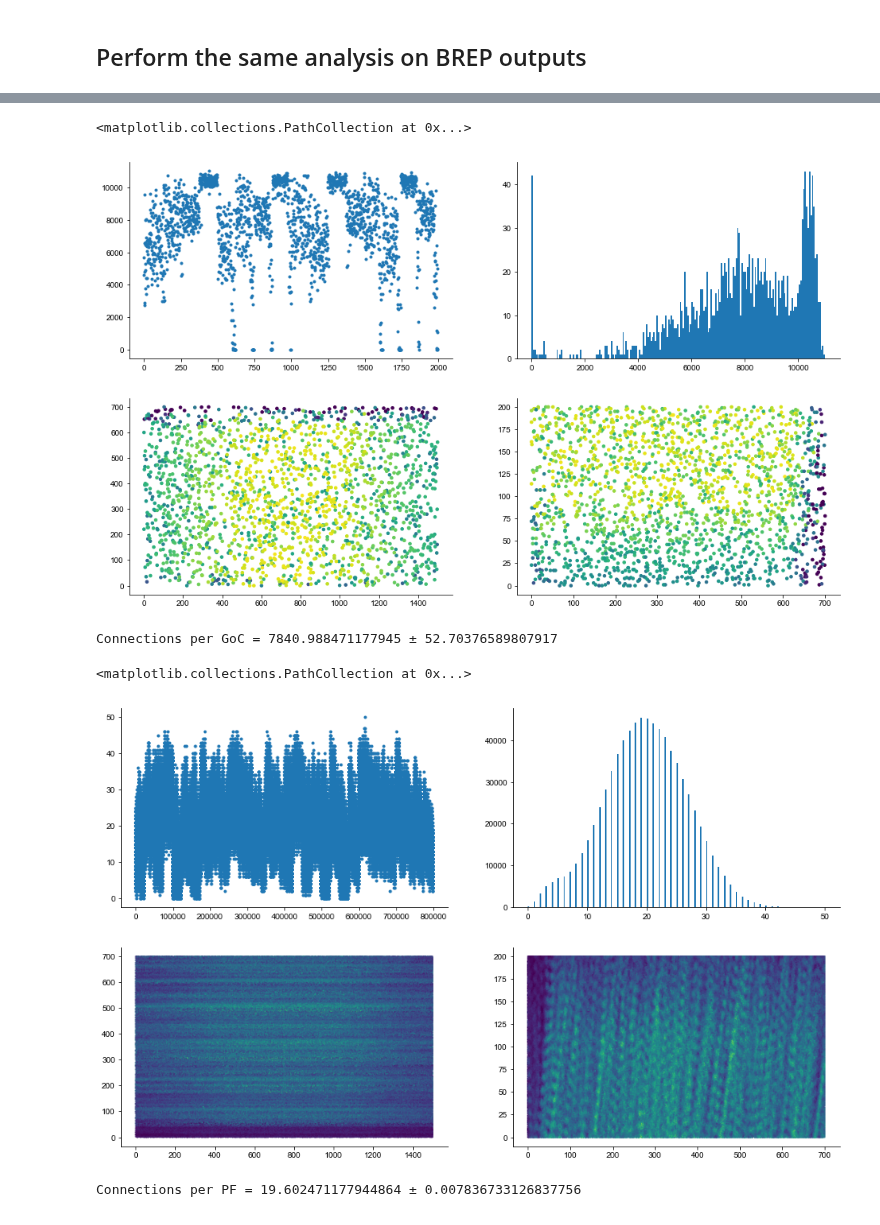
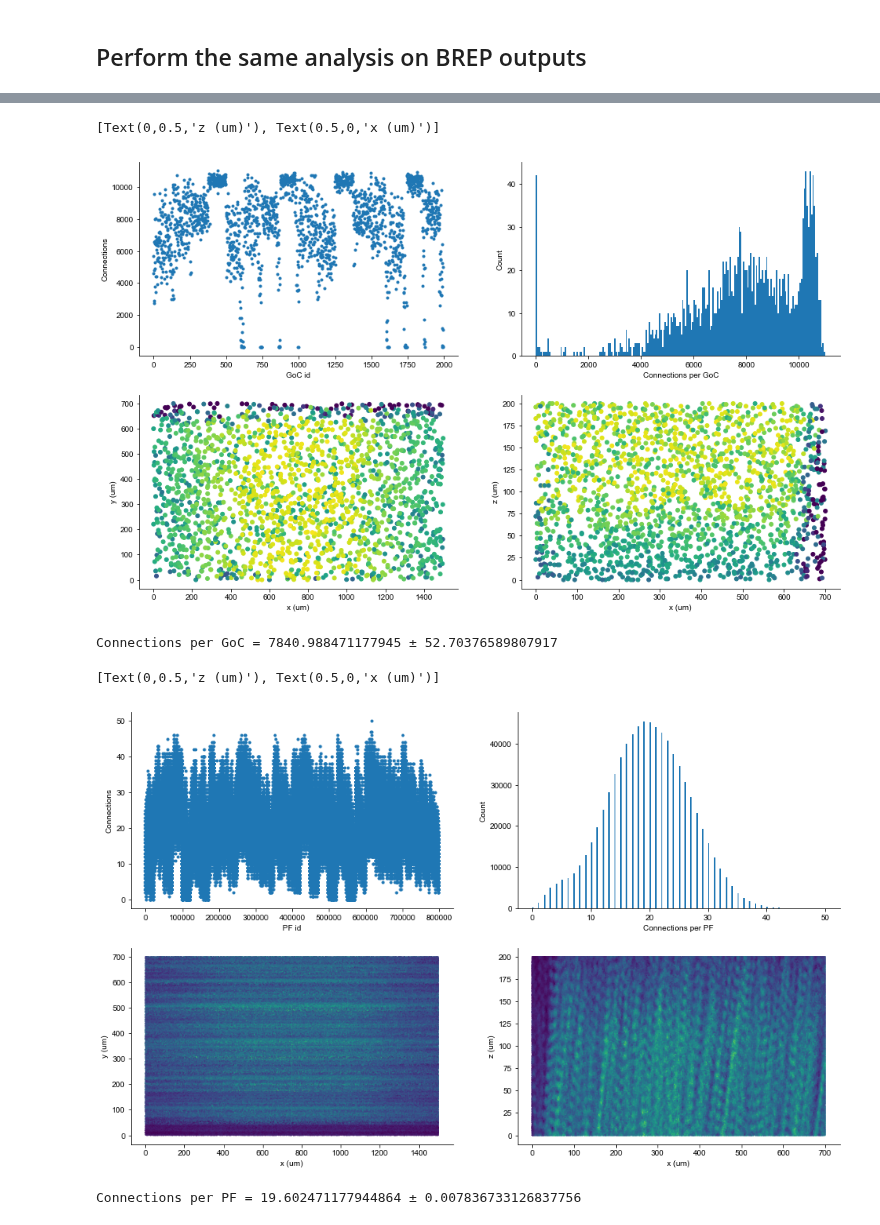
Before and after one commit to CNS-OIST/pycabnn, a Jupyter notebook: For_Sungho/Check_PF_connections.ipynb, the cells around one changed output, grey strips where cells are left out. Saved outputs shown, nothing was run; the diff lists cells and outputs as text; code cells hidden in the pictures.

```diff
--- a/For_Sungho/Check_PF_connections.ipynb
+++ b/For_Sungho/Check_PF_connections.ipynb
@@ -299,12 +299,16 @@ cons_per_pf = convert_from_dd(cons_per_pf.tgt, grcxy.shape[0])
 # %%
 fig, ax = plt.subplots(ncols=2, nrows=2, figsize=(16, 10))
 ax[0,0].plot(cons_per_goc, '.')
+ax[0,0].set(xlabel="GoC id", ylabel='Connections')
 _ = ax[0,1].hist(cons_per_goc, 200)
-ax[1,0].scatter(gocxy[:,0], gocxy[:,1], 50, cons_per_goc, '.')
-ax[1,1].scatter(gocxy[:,1], gocxy[:,2], 50, cons_per_goc, '.')
+ax[0,1].set(xlabel="Connections per GoC", ylabel='Count')
+ax[1,0].scatter(gocxy[:,0], gocxy[:,1], 100, cons_per_goc, '.')
+ax[1,0].set(xlabel="x (um)", ylabel="y (um)")
+ax[1,1].scatter(gocxy[:,1], gocxy[:,2], 100, cons_per_goc, '.')
+ax[1,1].set(xlabel="x (um)", ylabel="z (um)")
 # %% [output]
-<matplotlib.collections.PathCollection at 0x...>
+[Text(0,0.5,'z (um)'), Text(0.5,0,'x (um)')]
-[figure, old version]
+[figure, new version]
 # %%
 print("Connections per GoC = {} ± {}".format(np.mean(cons_per_goc), np.std(cons_per_goc)/np.sqrt(cons_per_goc.size)))
 # %% [output]
@@ -312,12 +316,16 @@ Connections per GoC = 7840.988471177945 ± 52.70376589807917
 # %%
 fig, ax = plt.subplots(ncols=2, nrows=2, figsize=(16, 10))
 ax[0,0].plot(cons_per_pf, '.')
-_ = ax[0,1].hist(cons_per_pf,200)
+ax[0,0].set(xlabel="PF id", ylabel='Connections')
+ax[0,1].set(xlabel="Connections per PF", ylabel='Count')
+_ = ax[0,1].hist(cons_per_pf, 200)
 ax[1,0].scatter(grcxy[:,0], grcxy[:,1], 0.25, cons_per_pf, '.')
+ax[1,0].set(xlabel="x (um)", ylabel="y (um)")
 ax[1,1].scatter(grcxy[:,1], grcxy[:,2], 0.25, cons_per_pf, '.')
+ax[1,1].set(xlabel="x (um)", ylabel="z (um)")
 # %% [output]
-<matplotlib.collections.PathCollection at 0x...>
+[Text(0,0.5,'z (um)'), Text(0.5,0,'x (um)')]
-[figure, old version]
+[figure, new version]
 # %%
 print("Connections per PF = {} ± {}".format(np.mean(cons_per_pf), np.std(cons_per_pf)/np.sqrt(cons_per_pf.size)))
 # %% [output]
```
Also changed, not shown: parts of 22 cells of this notebook, 13 other files.
